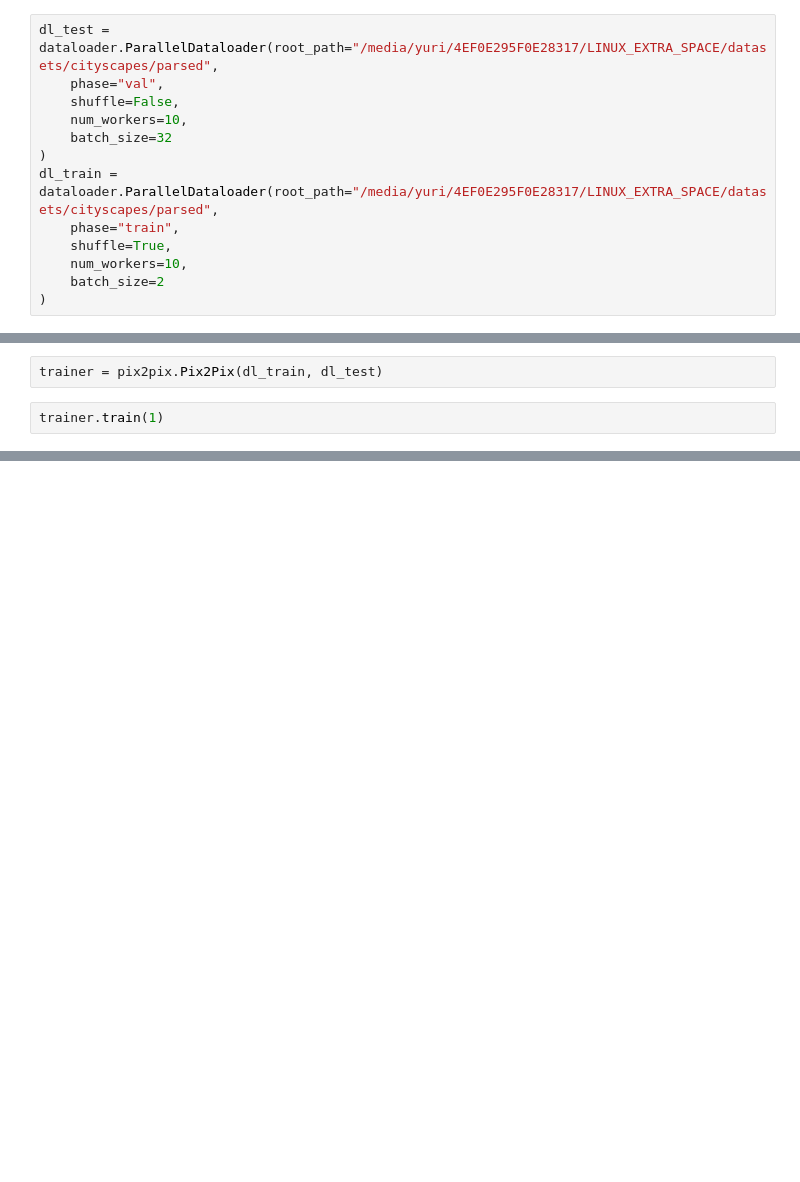
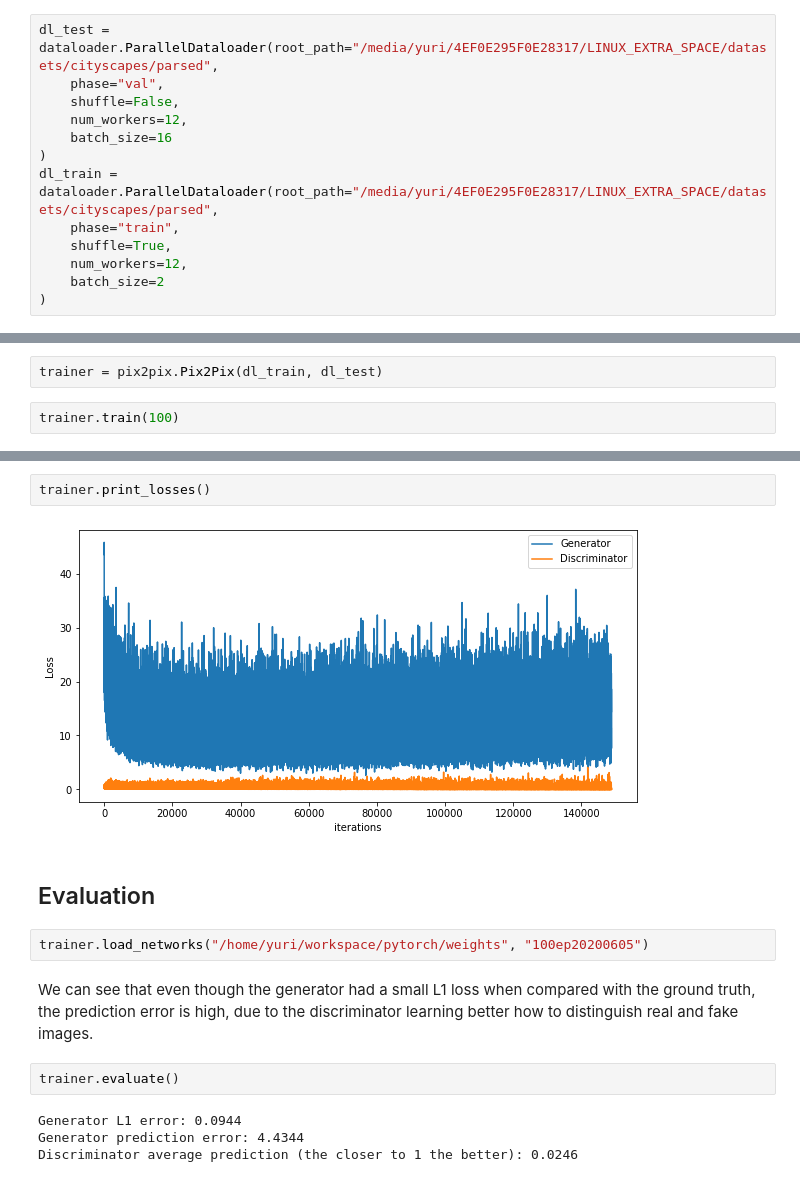
Before and after one commit to yurirocha15/pytorch_models, a Jupyter notebook: pix2pix.ipynb, the cells around one changed output, grey strips where cells are left out. Saved outputs shown, nothing was run; the diff lists cells and outputs as text; blank space fills up the shorter version.

```diff
--- a/pix2pix.ipynb
+++ b/pix2pix.ipynb
@@ -9,13 +23,13 @@ from PIL import Image
 dl_test = dataloader.ParallelDataloader(root_path="/media/yuri/4EF0E295F0E28317/LINUX_EXTRA_SPACE/datasets/cityscapes/parsed",
     phase="val",
     shuffle=False,
-    num_workers=10,
-    batch_size=32
+    num_workers=12,
+    batch_size=16
 )
 dl_train = dataloader.ParallelDataloader(root_path="/media/yuri/4EF0E295F0E28317/LINUX_EXTRA_SPACE/datasets/cityscapes/parsed",
     phase="train",
     shuffle=True,
-    num_workers=10,
+    num_workers=12,
     batch_size=2
 )
 # %% [output]
@@ -24,5 +42,5 @@ dl_train = dataloader.ParallelDataloader(root_path="/media/yuri/4EF0E295F0E28317
 # %%
 trainer = pix2pix.Pix2Pix(dl_train, dl_test)
 # %%
-trainer.train(1)
+trainer.train(100)
 # %% [output]
@@ -54,0 +68,16 @@ plt.imshow(np.transpose(make_grid([transform(data['A'][0]), transform(data['B'][
+# %%
+trainer.print_losses()
+# %% [output]
+[figure, added]
+# %% [markdown]
+## Evaluation
+# %%
+trainer.load_networks("/home/yuri/workspace/pytorch/weights", "100ep20200605")
+# %% [markdown]
+We can see that even though the generator had a small L1 loss when compared with the ground truth, the prediction error is high, due to the discriminator learning better how to distinguish real and fake images.
+# %%
+trainer.evaluate()
+# %% [output]
+Generator L1 error: 0.0944
+Generator prediction error: 4.4344
+Discriminator average prediction (the closer to 1 the better): 0.0246
```
Also changed, not shown: parts of 14 cells of this notebook, 3 other files.
